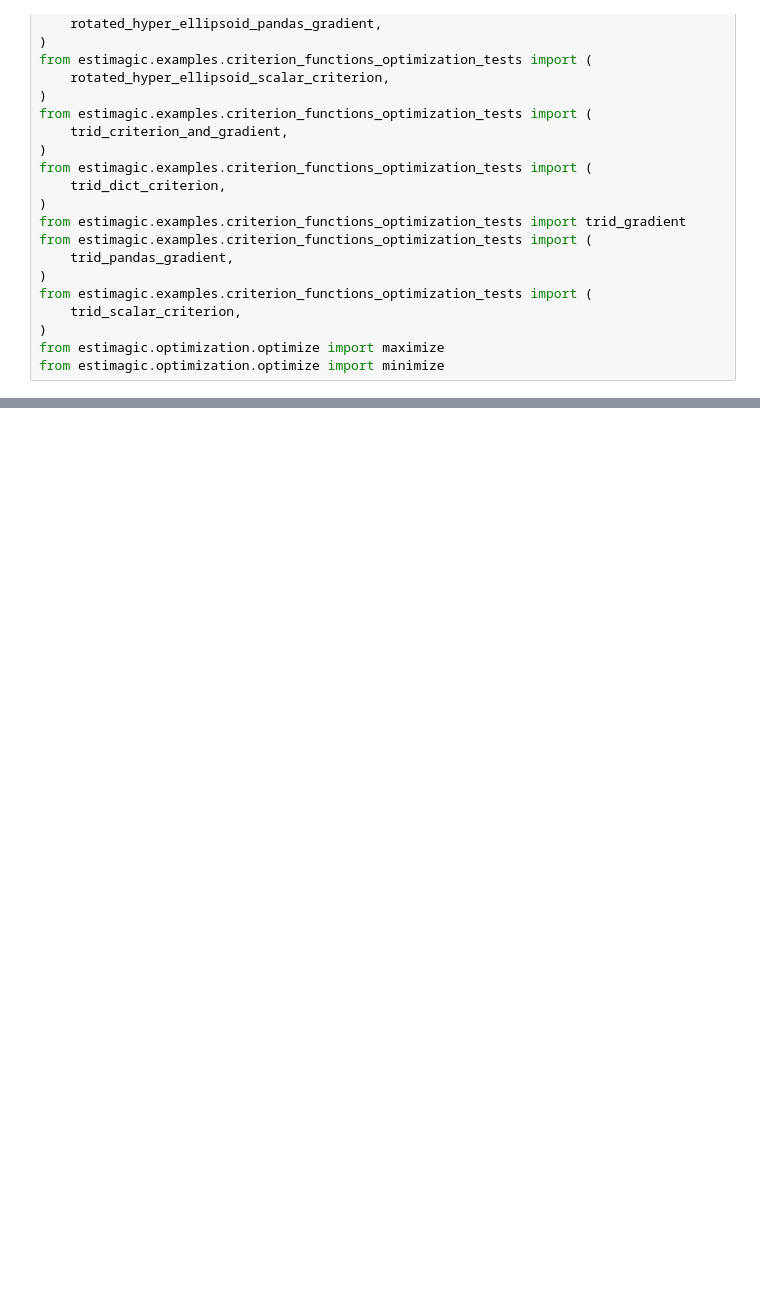
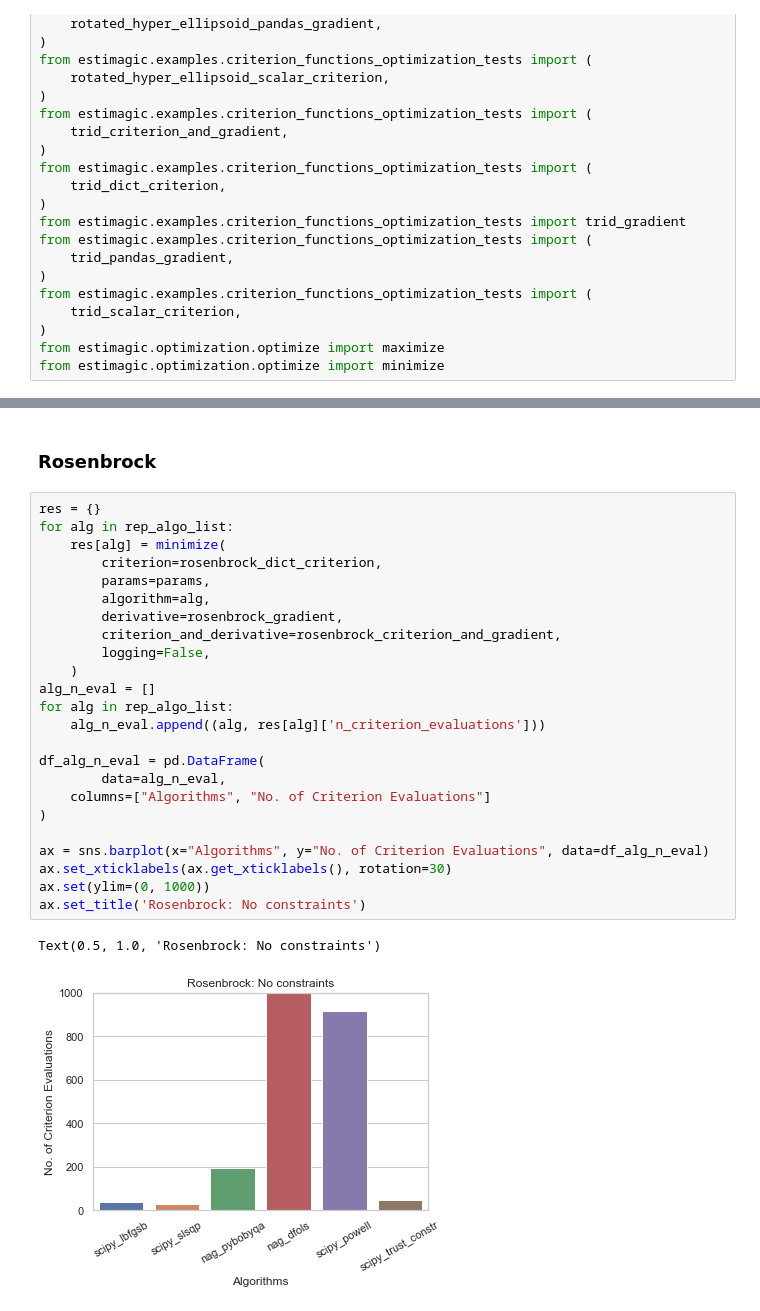
Before and after one commit to mchandra12/scientific_computing_project, a Jupyter notebook: project_overview.ipynb, the cells around one changed output, grey strips where cells are left out. Drawn from its saved outputs; the diff is of its cells as text; blank space fills up the shorter version.

```diff
--- a/project_overview.ipynb
+++ b/project_overview.ipynb
@@ -71,0 +367,29 @@ False
+# %% [markdown]
+### Rosenbrock
+# %%
+res = {}
+for alg in rep_algo_list:
+    res[alg] = minimize(
+        criterion=rosenbrock_dict_criterion,
+        params=params,
+        algorithm=alg,
+        derivative=rosenbrock_gradient,
+        criterion_and_derivative=rosenbrock_criterion_and_gradient,
+        logging=False,
+    )
+alg_n_eval = []
+for alg in rep_algo_list:
+    alg_n_eval.append((alg, res[alg]['n_criterion_evaluations']))
+
+df_alg_n_eval = pd.DataFrame(
+        data=alg_n_eval,
+    columns=["Algorithms", "No. of Criterion Evaluations"]
+)
+
+ax = sns.barplot(x="Algorithms", y="No. of Criterion Evaluations", data=df_alg_n_eval)
+ax.set_xticklabels(ax.get_xticklabels(), rotation=30)
+ax.set(ylim=(0, 1000))
+ax.set_title('Rosenbrock: No constraints')
+# %% [output]
+Text(0.5, 1.0, 'Rosenbrock: No constraints')
+[figure, added]
```
Also changed, not shown: parts of 48 cells of this notebook, 1 other file.
